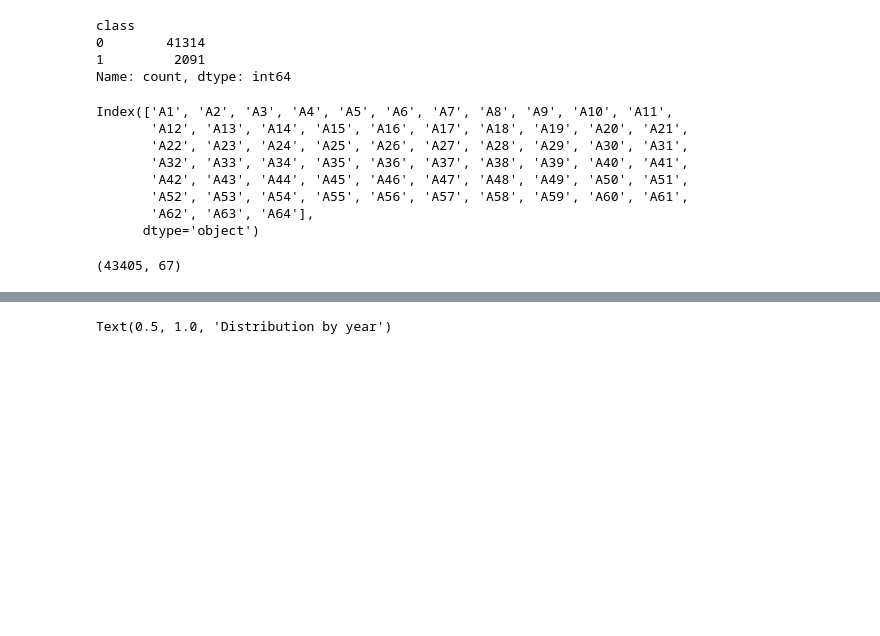
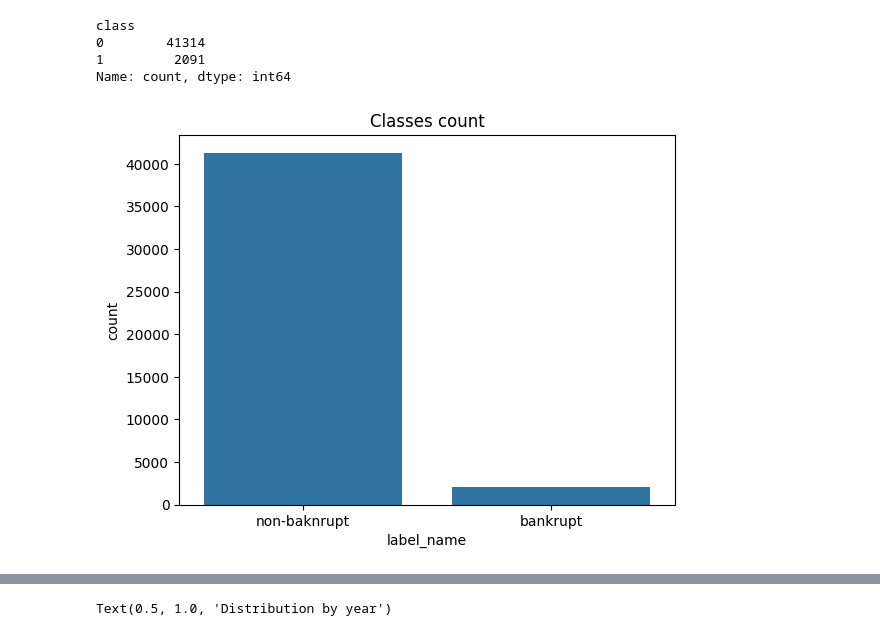
Before and after one commit to farqlia/MLandNN, a Jupyter notebook: ml/l0/Lista1.ipynb, the cells around one changed output, grey strips where cells are left out. Saved outputs shown, nothing was run; the diff lists cells and outputs as text; code cells hidden in the pictures; blank space fills up the shorter version.

```diff
--- a/ml/l0/Lista1.ipynb
+++ b/ml/l0/Lista1.ipynb
@@ -100,18 +105,9 @@ target = y
 df['label'] = target
 df['label_name'] = target.apply(lambda x: 'bankrupt' if x['class'] == 1.0 else 'non-baknrupt', axis=1)
+# %%
+sns.countplot(df, x='label_name')
+_ = plt.title('Classes count')
+# %% [output]
+[figure, added]
 # %%
-attrs = df.columns[1:-2]
-attrs
+attrs = X.columns[1:].values.tolist()
-# %% [output]
-Index(['A1', 'A2', 'A3', 'A4', 'A5', 'A6', 'A7', 'A8', 'A9', 'A10', 'A11',
-       'A12', 'A13', 'A14', 'A15', 'A16', 'A17', 'A18', 'A19', 'A20', 'A21',
-       'A22', 'A23', 'A24', 'A25', 'A26', 'A27', 'A28', 'A29', 'A30', 'A31',
-       'A32', 'A33', 'A34', 'A35', 'A36', 'A37', 'A38', 'A39', 'A40', 'A41',
-       'A42', 'A43', 'A44', 'A45', 'A46', 'A47', 'A48', 'A49', 'A50', 'A51',
-       'A52', 'A53', 'A54', 'A55', 'A56', 'A57', 'A58', 'A59', 'A60', 'A61',
-       'A62', 'A63', 'A64'],
-      dtype='object')
-# %%
-df.shape
-# %% [output]
-(43405, 67)
```
Also changed, not shown: parts of 28 cells of this notebook.
